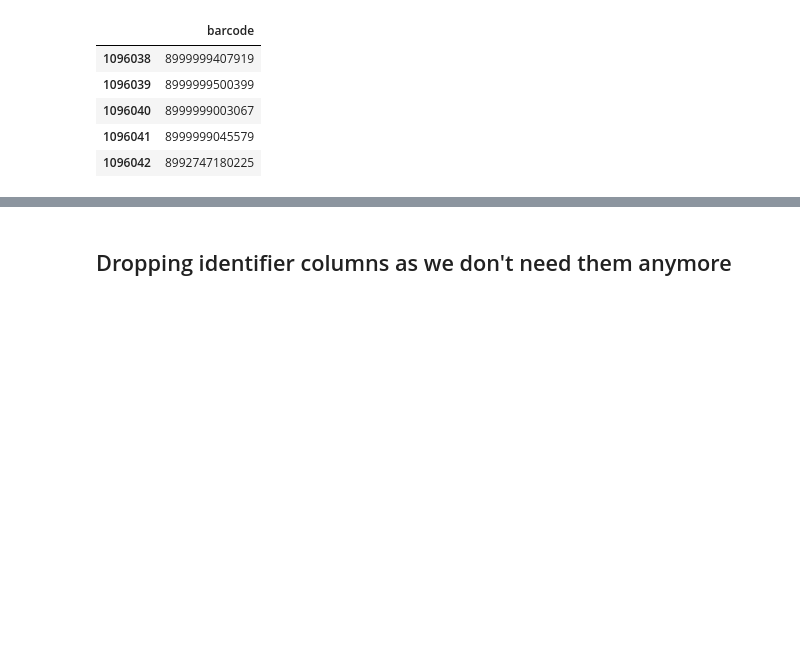
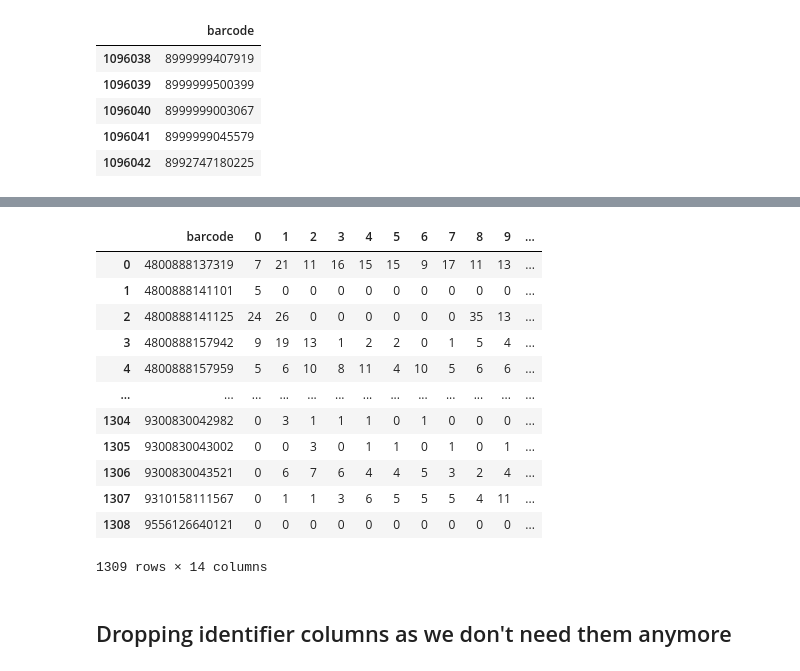
Before and after one commit to diegoray/sales-prediction-gru, a Jupyter notebook: ipynb/2. Time-series forecasting with GRU-Copy1.ipynb, the cells around one changed output, grey strips where cells are left out. Cells and saved outputs as stored; diff of their text form; code cells hidden in the pictures; blank space fills up the shorter version.

```diff
--- a/ipynb/2. Time-series forecasting with GRU-Copy1.ipynb
+++ b/ipynb/2. Time-series forecasting with GRU-Copy1.ipynb
@@ -263,5 +303,5 @@ display(train_monthly.head(10))
 # %%
-monthly_series = train_monthly.pivot_table(index=['barcode',], columns='month_yr',values='qty_cnt', fill_value=0).reset_index()
+monthly_series = train_monthly.pivot_table(index=['barcode'], columns='month_yr',values='qty_cnt', fill_value=0).reset_index()
 monthly_series.head()
 # %% [output]
 | month_yr | barcode | 0 | 1 | 2 | 3 | 4 | 5 | 6 | 7 | 8 | ... | ... |
@@ -276,12 +321,12 @@ Currently I have one series (33 months) for each unique pair of "shop_id" and "i
 # %%
-first_month = 34
-last_month = 47
+first_month = 23
+last_month = 35
 serie_size = 12
 data_series = []
 
 for index, row in monthly_series.iterrows():
     for month1 in range((last_month - (first_month + serie_size)) + 1):
-        serie = row['barcode']
+        serie = [row['barcode']]
         for month2 in range(serie_size + 1):
             serie.append(row[month1 + first_month + month2])
         data_series.append(serie)
@@ -291,5 +336,5 @@ columns = ['barcode']
 columns.append('label')
 
 data_series = pd.DataFrame(data_series, columns=columns)
-data_series.head(10)
+data_series.head()
 # %% [output]
@@ -297,3 +347,19 @@ AttributeError: 'str' object has no attribute 'append'
+# %%
+data_series
+# %% [output]
+|  | barcode | 0 | 1 | 2 | 3 | 4 | 5 | 6 | 7 | 8 | 9 | ... |
+| 0 | 4800888137319 | 7 | 21 | 11 | 16 | 15 | 15 | 9 | 17 | 11 | 13 | ... |
+| 1 | 4800888141101 | 5 | 0 | 0 | 0 | 0 | 0 | 0 | 0 | 0 | 0 | ... |
+| 2 | 4800888141125 | 24 | 26 | 0 | 0 | 0 | 0 | 0 | 0 | 35 | 13 | ... |
+| 3 | 4800888157942 | 9 | 19 | 13 | 1 | 2 | 2 | 0 | 1 | 5 | 4 | ... |
+| 4 | 4800888157959 | 5 | 6 | 10 | 8 | 11 | 4 | 10 | 5 | 6 | 6 | ... |
+| ... | ... | ... | ... | ... | ... | ... | ... | ... | ... | ... | ... | ... |
+| 1304 | 9300830042982 | 0 | 3 | 1 | 1 | 1 | 0 | 1 | 0 | 0 | 0 | ... |
+| 1305 | 9300830043002 | 0 | 0 | 3 | 0 | 1 | 1 | 0 | 1 | 0 | 1 | ... |
+| 1306 | 9300830043521 | 0 | 6 | 7 | 6 | 4 | 4 | 5 | 3 | 2 | 4 | ... |
+| 1307 | 9310158111567 | 0 | 1 | 1 | 3 | 6 | 5 | 5 | 5 | 4 | 11 | ... |
+| 1308 | 9556126640121 | 0 | 0 | 0 | 0 | 0 | 0 | 0 | 0 | 0 | 0 | ... |
+1309 rows × 14 columns
 # %% [markdown]
 ## Dropping identifier columns as we don't need them anymore
 # %%
```
Also changed, not shown: parts of 55 cells of this notebook, 7 other files.
